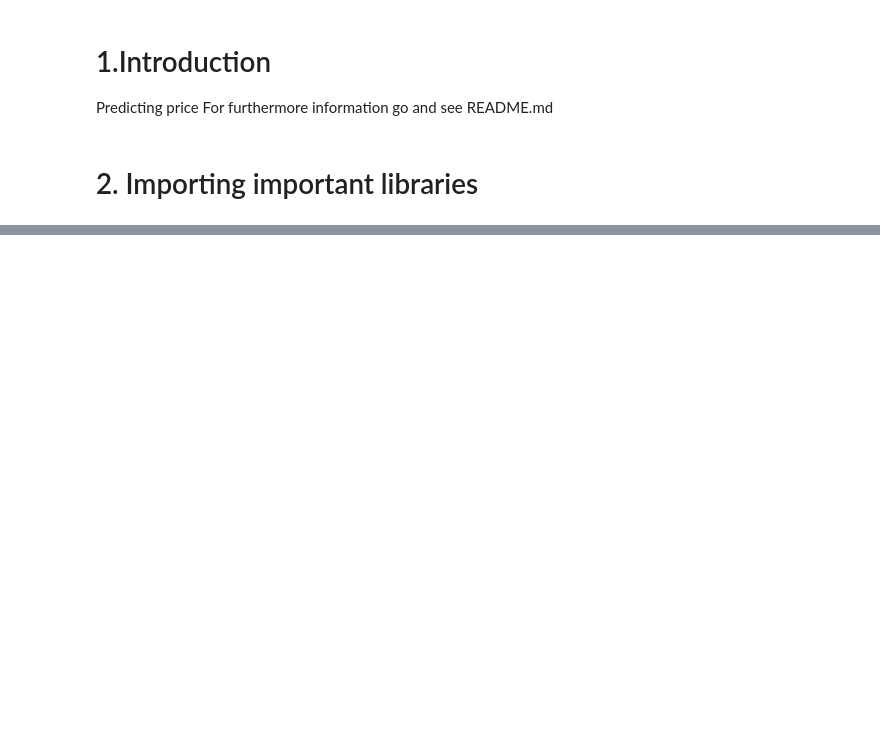
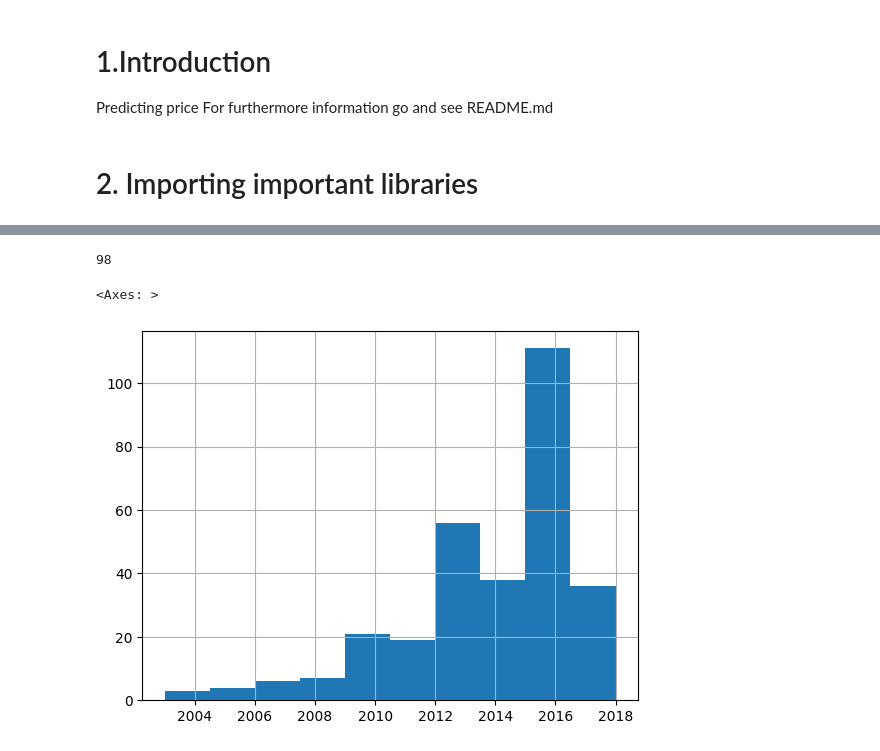
Before and after one commit to rishv1912/Vehicle-Price-Prediction, a Jupyter notebook: Prediction.ipynb, the cells around one changed output, grey strips where cells are left out. Cells and saved outputs as stored; diff of their text form; code cells hidden in the pictures; blank space fills up the shorter version.

```diff
--- a/Prediction.ipynb
+++ b/Prediction.ipynb
@@ -184,0 +18,2 @@ plt.show()
+# %%
+df = pd.read_csv("dataset/car-data-new.csv")
@@ -184,0 +49,9 @@ plt.show()
+# %%
+df['Car_Name'].nunique()
+# %% [output]
+98
+# %%
+df['Year'].hist()
+# %% [output]
+<Axes: >
+[figure, added]
```
Also changed, not shown: parts of 48 cells of this notebook, 6 other files.
